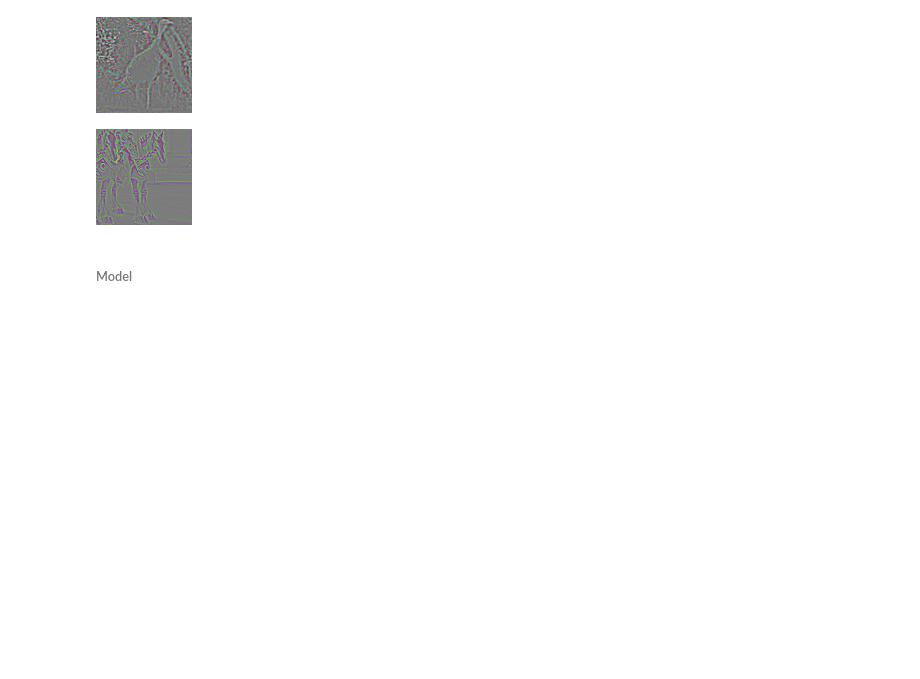
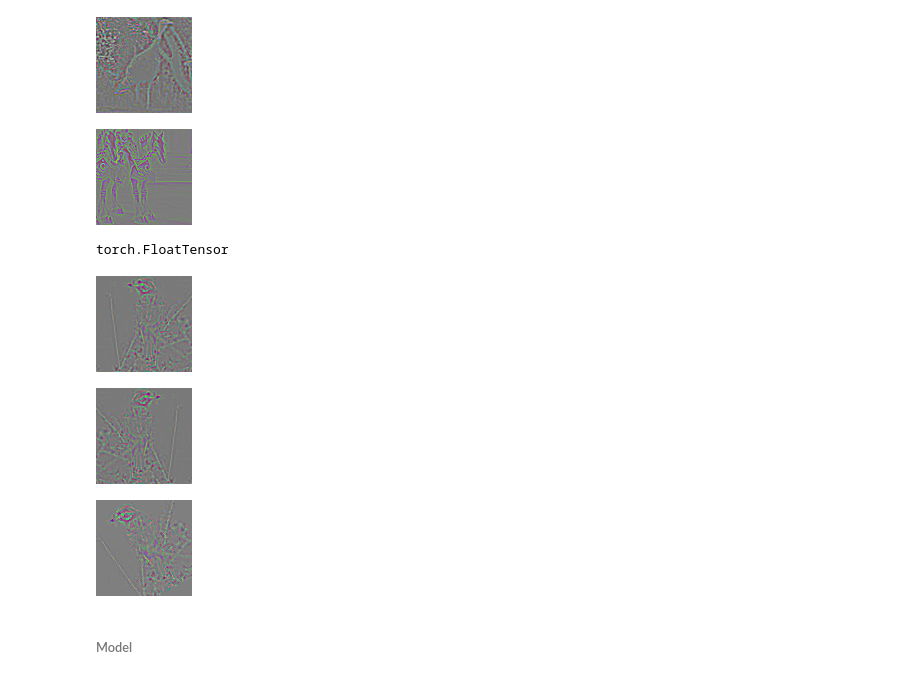
Before and after one commit to pvarsh/DeepBlue_STL-10, a Jupyter notebook: notebooks/model_visualize.ipynb, the cells around one changed output. Saved outputs shown, nothing was run; the diff lists cells and outputs as text; code cells hidden in the pictures; blank space fills up the shorter version.

```diff
--- a/notebooks/model_visualize.ipynb
+++ b/notebooks/model_visualize.ipynb
@@ -141,6 +115,28 @@ itorch.image(data_subset[4])
 [figure]
 [figure]
 [figure]
+# %%
+data_subset:type()
+# %% [output]
+torch.FloatTensor
+# %%
+reflected = torch.FloatTensor(data_subset:size())
+for i = 1,data_subset:size()[1] do
+    image.hflip(reflected[i], data_subset[i])
+end
+
+rotated = torch.FloatTensor(data_subset:size())
+for i = 1,data_subset:size()[1] do
+    image.rotate(rotated[i], data_subset[i], 0.5)
+end
+
+itorch.image(data_subset[1])
+itorch.image(reflected[1])
+itorch.image(rotated[1])
+# %% [output]
+[figure, added]
+[figure, added]
+[figure, added]
 # %% [markdown]
 ###### Model
 # %%
```
Also changed, not shown: parts of 4 cells of this notebook.
